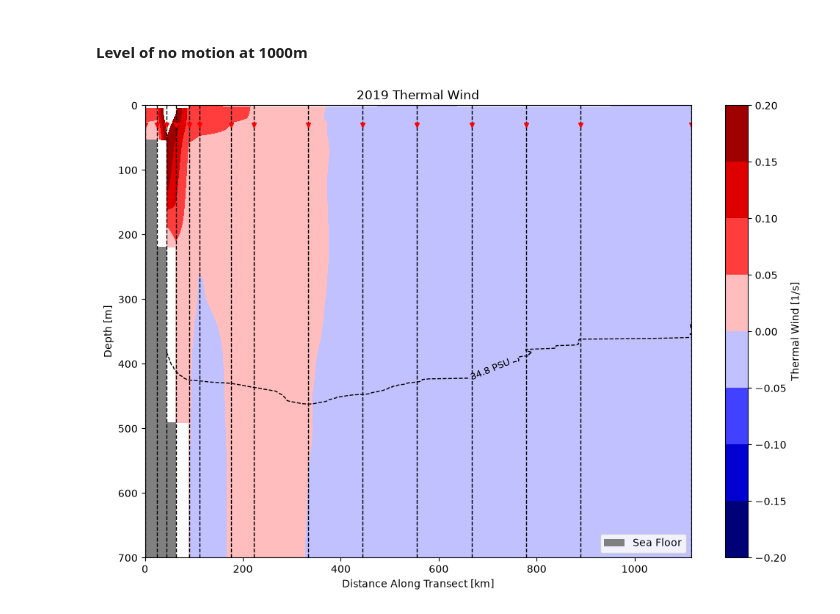
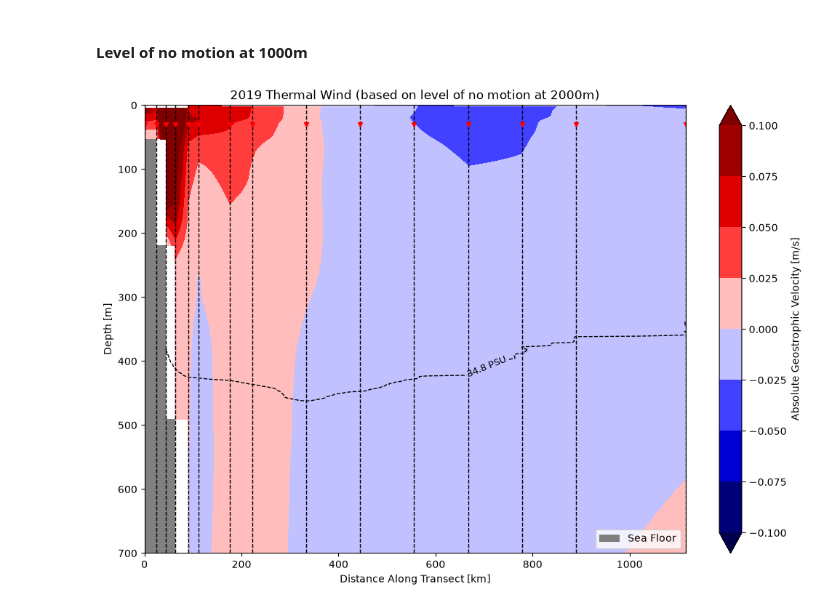
Before and after one commit to ben-sprague/3D-TEA-BAG, a Jupyter notebook: geo_vel.ipynb, the cells around one changed output. Saved outputs shown, nothing was run; the diff lists cells and outputs as text; code cells hidden in the pictures.

Commit message:
fix current integration from surface currents to handle north south and east west transects correctly

```diff
--- a/geo_vel.ipynb
+++ b/geo_vel.ipynb
@@ -84,37 +82,29 @@ $\vec{V_g} = \int_{z_0}^{z} \frac{\partial \vec{V_g}}{\partial z} \,dz + \vec{V}
 # %%
 year = 2019
 transect = e_ns_cruise_transects[year]
-twind_shear = e_ns_cruise_transects[year]['twind']
-level_no_motion = 1000
+level_no_motion = 2000
 
-abs_geo_vel = dsops.integrate_level_of_no_motion(twind_shear, level_no_motion)
+abs_geo_vel = dsops.integrate_from_level_of_no_motion(transect, level_no_motion)
 
 transect['asv_lom_1000'] = abs_geo_vel
+
 
 
 field_figure = plt.figure(figsize=(12,8))
 ax = field_figure.add_subplot(1,1,1)
 
 field_figure, ax = plotter.plot_transect(
     transect=transect,
     x = 'distance',
     y = 'depth',
     data = 'asv_lom_1000',
     fig = field_figure,
     ax = ax,
     cmap = colormaps['seismic'],
-    title = f'{year} Thermal Wind',
-    levels=[-0.2,0.2]
+    title = f'{year} Thermal Wind (based on level of no motion at {level_no_motion}m)',
+    levels = 0.1
     )
 
-# plotter.plot_isoline(
-#     ax=ax,
-#     transect=transect,
-#     x_cord_variable='distance',
-#     var='psal',
-#     value=34.8
-# )
-
 plt.show()
 # %% [output]
-[figure, old version]
+[figure, new version]
```
Also changed, not shown: parts of 5 cells of this notebook, 1 other file.
